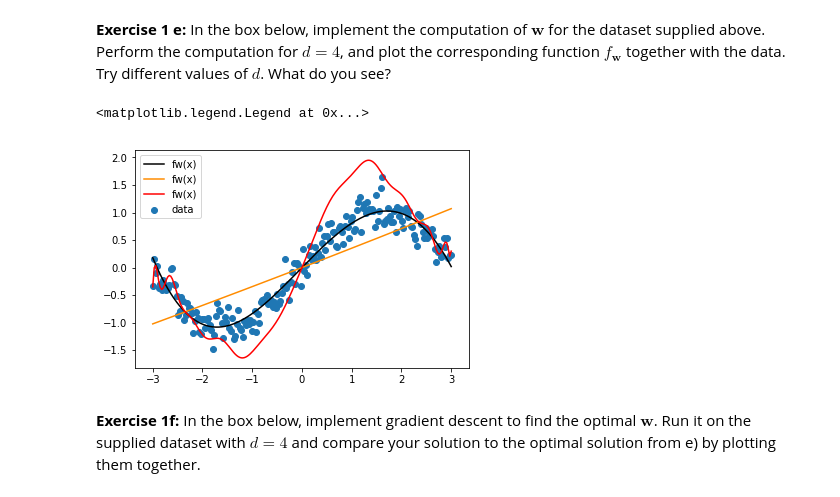
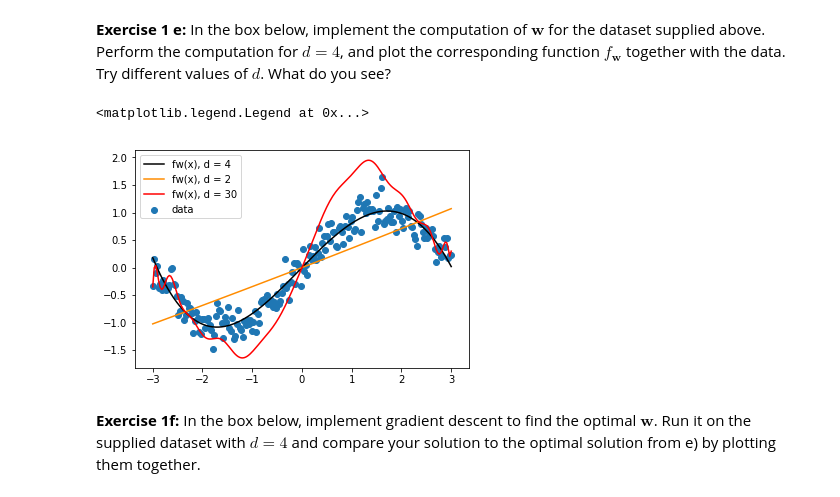
Before and after one commit to Cavtheman/skolearbejde, a Jupyter notebook: MASD/exam/template/polyfit.ipynb, the cells around one changed output. Saved outputs shown, nothing was run; the diff lists cells and outputs as text; code cells hidden in the pictures.

```diff
--- a/MASD/exam/template/polyfit.ipynb
+++ b/MASD/exam/template/polyfit.ipynb
@@ -29,35 +29,35 @@ Text(0,0.5,'y')
 # %%
 data = np.loadtxt('E1data.txt')
 xs = data[:,0].copy()
 ys = data[:,1].copy()
 
 def fw(w,x):
     retVal = 0
     for j in range(len(w)):
         retVal = retVal + w[j]*(x**(j+1))
     return retVal
 
 def calcW(d, matrix):
     yVec = matrix[:,1].copy()
     xVec = data[:,0].copy()
     xmat = np.empty([len(matrix[:,0]), d])
 
     for i in range(len(xVec)):
         for j in range(d):
             xmat[i][j] = xVec[i]**(j+1)
 
     return inv(xmat.transpose() @ xmat) @ xmat.transpose() @ yVec
 
 
-plt.plot(xs, fw(calcW(4,data),xs), label="fw(x)", color='black')
-plt.plot(xs, fw(calcW(2,data),xs), label="fw(x)", color='darkorange')
-plt.plot(xs, fw(calcW(30,data),xs), label="fw(x)", color='red')
+plt.plot(xs, fw(calcW(4,data),xs), label="fw(x), d = 4", color='black')
+plt.plot(xs, fw(calcW(2,data),xs), label="fw(x), d = 2", color='darkorange')
+plt.plot(xs, fw(calcW(30,data),xs), label="fw(x), d = 30", color='red')
 #plt.plot(calcW(d,data), label='w')
 plt.scatter(xs, ys, label='data')
 plt.legend()
 # %% [output]
 <matplotlib.legend.Legend at 0x...>
-[figure, old version]
+[figure, new version]
 # %% [markdown]
 **Exercise 1f:** In the box below, implement gradient descent to find the optimal $\mathbf{w}$. Run it on the supplied dataset with $d=4$ and compare your solution to the optimal solution from e) by plotting them together.
 # %%
```
Also changed, not shown: parts of 1 cell of this notebook, 15 other files.
